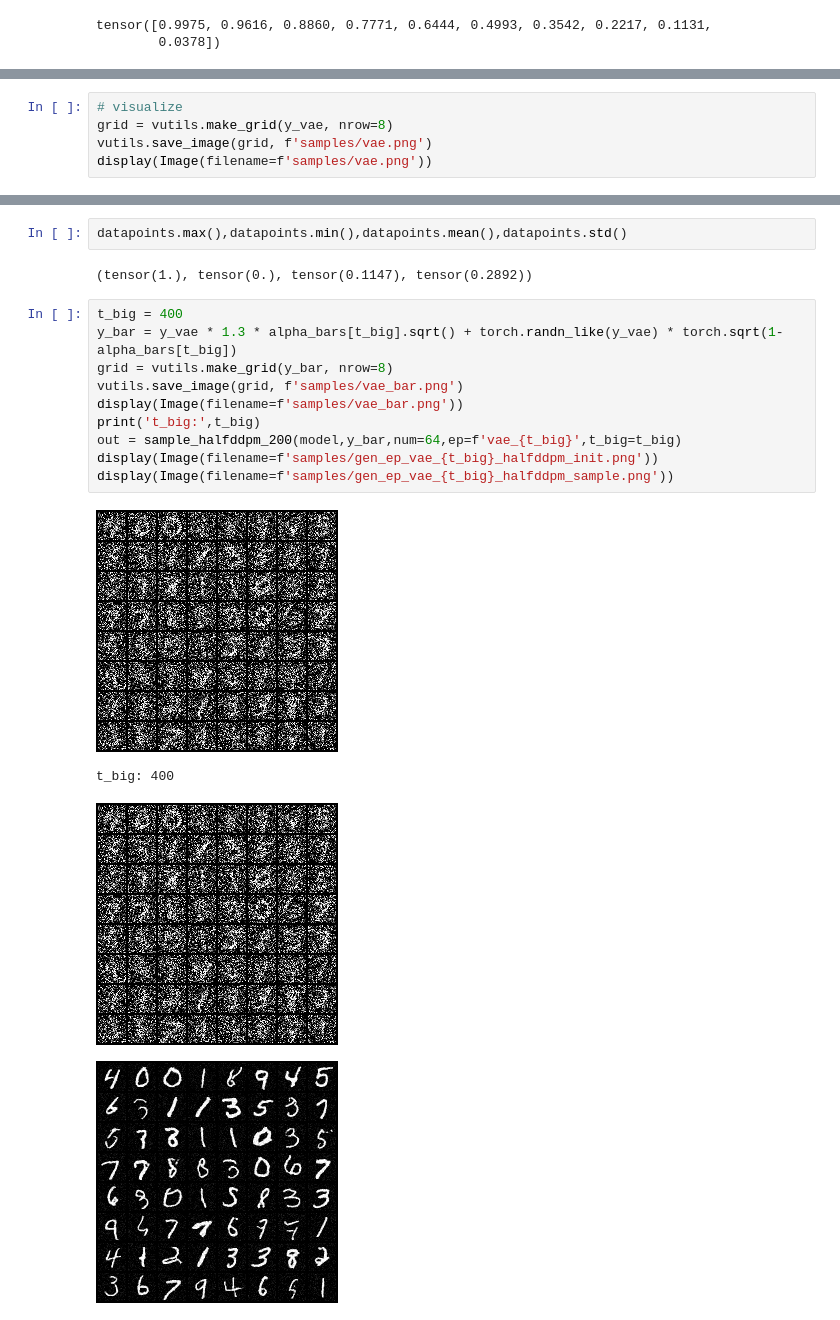
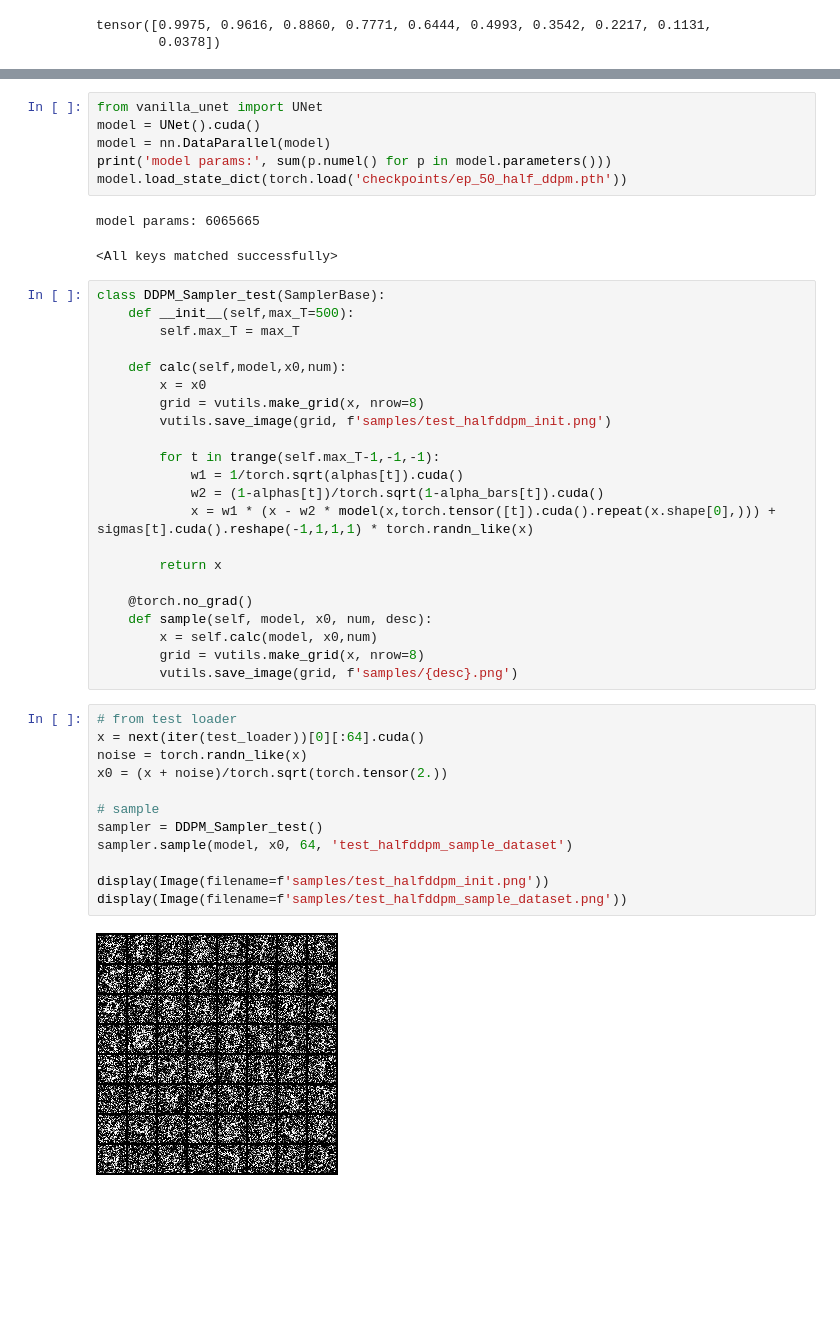
Before and after one commit to Hope7Happiness/6s978_project, a Jupyter notebook: sample.ipynb, the cells around one changed output, grey strips where cells are left out. Saved outputs shown, nothing was run; the diff lists cells and outputs as text; blank space fills up the shorter version.

```diff
--- a/sample.ipynb
+++ b/sample.ipynb
@@ -176,5 +99,0 @@ y_vae.max(),y_vae.min(),y_vae.mean(),y_vae.std()
-# %%
-# visualize
-grid = vutils.make_grid(y_vae, nrow=8)
-vutils.save_image(grid, f'samples/vae.png')
-display(Image(filename=f'samples/vae.png'))
@@ -256,19 +100,45 @@ display(Image(filename=f'samples/datapoints.png'))
-# %%
-datapoints.max(),datapoints.min(),datapoints.mean(),datapoints.std()
-# %% [output]
-(tensor(1.), tensor(0.), tensor(0.1147), tensor(0.2892))
-# %%
-t_big = 400
-y_bar = y_vae * 1.3 * alpha_bars[t_big].sqrt() + torch.randn_like(y_vae) * torch.sqrt(1-alpha_bars[t_big])
-grid = vutils.make_grid(y_bar, nrow=8)
-vutils.save_image(grid, f'samples/vae_bar.png')
-display(Image(filename=f'samples/vae_bar.png'))
-print('t_big:',t_big)
-out = sample_halfddpm_200(model,y_bar,num=64,ep=f'vae_{t_big}',t_big=t_big)
-display(Image(filename=f'samples/gen_ep_vae_{t_big}_halfddpm_init.png'))
-display(Image(filename=f'samples/gen_ep_vae_{t_big}_halfddpm_sample.png'))
-# %% [output]
-[figure, removed]
-t_big: 400
-[figure, removed]
-[figure, removed]
+# %%
+from vanilla_unet import UNet
+model = UNet().cuda()
+model = nn.DataParallel(model)
+print('model params:', sum(p.numel() for p in model.parameters()))
+model.load_state_dict(torch.load('checkpoints/ep_50_half_ddpm.pth'))
+# %% [output]
+model params: 6065665
+<All keys matched successfully>
+# %%
+class DDPM_Sampler_test(SamplerBase):
+    def __init__(self,max_T=500):
+        self.max_T = max_T
+
+    def calc(self,model,x0,num):
+        x = x0
+        grid = vutils.make_grid(x, nrow=8)
+        vutils.save_image(grid, f'samples/test_halfddpm_init.png')
+
+        for t in trange(self.max_T-1,-1,-1):
+            w1 = 1/torch.sqrt(alphas[t]).cuda()
+            w2 = (1-alphas[t])/torch.sqrt(1-alpha_bars[t]).cuda()
+            x = w1 * (x - w2 * model(x,torch.tensor([t]).cuda().repeat(x.shape[0],))) + sigmas[t].cuda().reshape(-1,1,1,1) * torch.randn_like(x)
+
+        return x
+
+    @torch.no_grad()
+    def sample(self, model, x0, num, desc):
+        x = self.calc(model, x0,num)
+        grid = vutils.make_grid(x, nrow=8)
+        vutils.save_image(grid, f'samples/{desc}.png')
+# %%
+# from test loader
+x = next(iter(test_loader))[0][:64].cuda()
+noise = torch.randn_like(x)
+x0 = (x + noise)/torch.sqrt(torch.tensor(2.))
+
+# sample
+sampler = DDPM_Sampler_test()
+sampler.sample(model, x0, 64, 'test_halfddpm_sample_dataset')
+
+display(Image(filename=f'samples/test_halfddpm_init.png'))
+display(Image(filename=f'samples/test_halfddpm_sample_dataset.png'))
+# %% [output]
+[figure, added]
```
Also changed, not shown: parts of 56 cells of this notebook, 8 other files.
